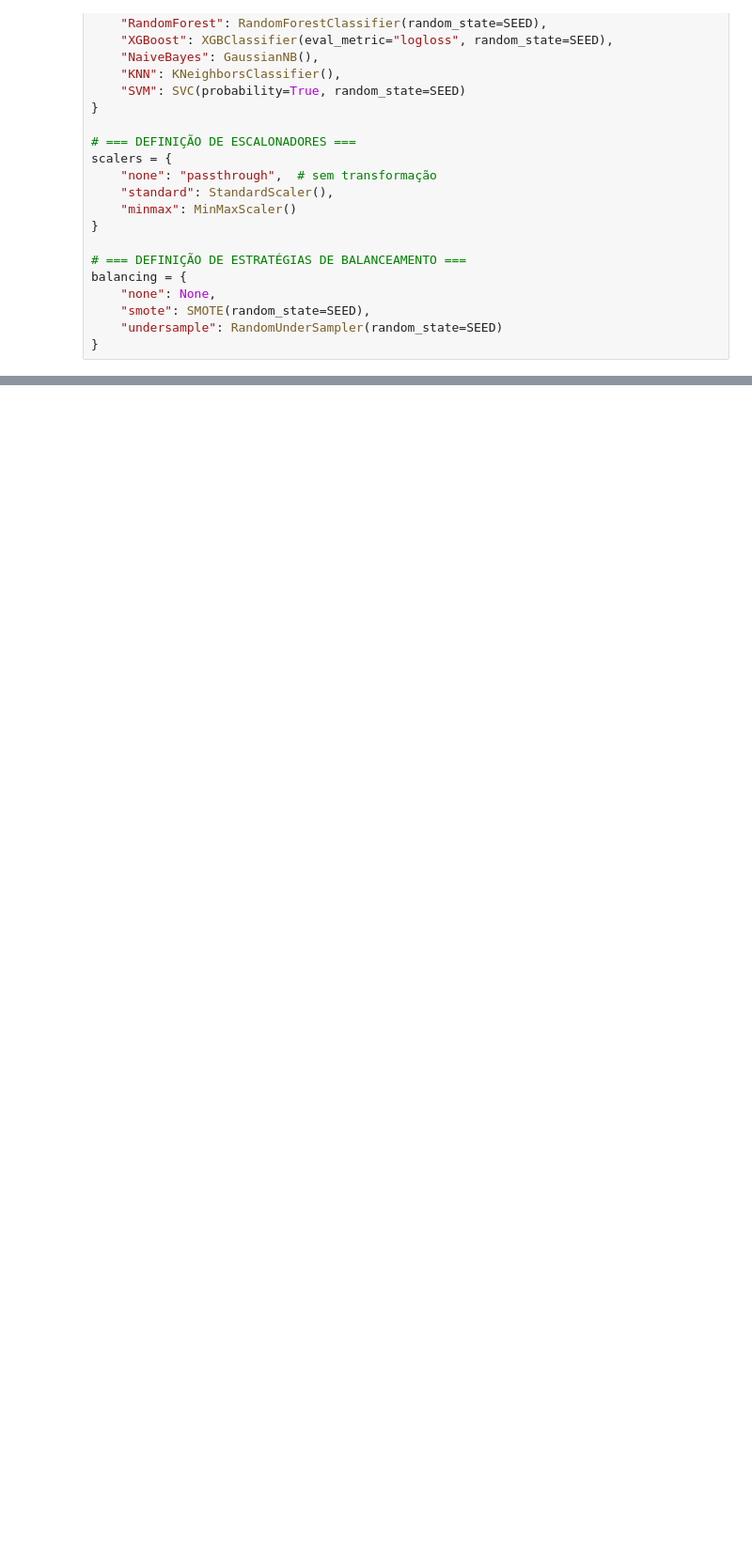
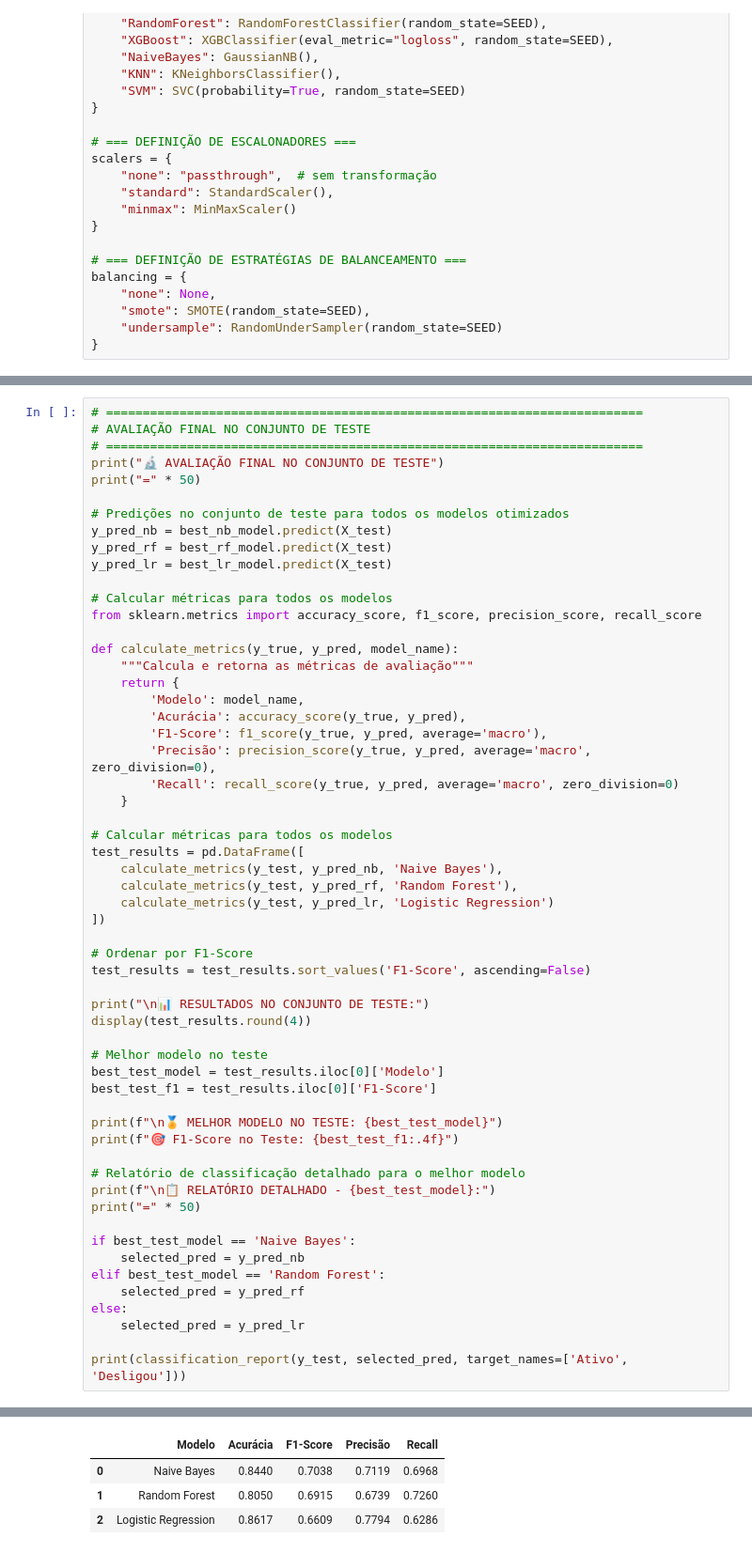
Before and after one commit to VitorMirandaAquino/pucrio-mvp-machine-learning, a Jupyter notebook: MVP_MACHINE_LEARNING.ipynb, the cells around one changed output, grey strips where cells are left out. Shown at 94% size. Saved outputs shown, nothing was run; the diff lists cells and outputs as text; blank space fills up the shorter version.

```diff
--- a/MVP_MACHINE_LEARNING.ipynb
+++ b/MVP_MACHINE_LEARNING.ipynb
@@ -528,0 +786,58 @@ display(df_results_1.sort_values(by='acc_mean', ascending=False).head(3))
+# %%
+# =========================================================================
+# AVALIAÇÃO FINAL NO CONJUNTO DE TESTE
+# =========================================================================
+print("🔬 AVALIAÇÃO FINAL NO CONJUNTO DE TESTE")
+print("=" * 50)
+
+# Predições no conjunto de teste para todos os modelos otimizados
+y_pred_nb = best_nb_model.predict(X_test)
+y_pred_rf = best_rf_model.predict(X_test)
+y_pred_lr = best_lr_model.predict(X_test)
+
+# Calcular métricas para todos os modelos
+from sklearn.metrics import accuracy_score, f1_score, precision_score, recall_score
+
+def calculate_metrics(y_true, y_pred, model_name):
+    """Calcula e retorna as métricas de avaliação"""
+    return {
+        'Modelo': model_name,
+        'Acurácia': accuracy_score(y_true, y_pred),
+        'F1-Score': f1_score(y_true, y_pred, average='macro'),
+        'Precisão': precision_score(y_true, y_pred, average='macro', zero_division=0),
+        'Recall': recall_score(y_true, y_pred, average='macro', zero_division=0)
+    }
+
+# Calcular métricas para todos os modelos
+test_results = pd.DataFrame([
+    calculate_metrics(y_test, y_pred_nb, 'Naive Bayes'),
+    calculate_metrics(y_test, y_pred_rf, 'Random Forest'),
+    calculate_metrics(y_test, y_pred_lr, 'Logistic Regression')
+])
+
+# Ordenar por F1-Score
+test_results = test_results.sort_values('F1-Score', ascending=False)
+
+print("\n📊 RESULTADOS NO CONJUNTO DE TESTE:")
+display(test_results.round(4))
+
+# Melhor modelo no teste
+best_test_model = test_results.iloc[0]['Modelo']
+best_test_f1 = test_results.iloc[0]['F1-Score']
+
+print(f"\n🏅 MELHOR MODELO NO TESTE: {best_test_model}")
+print(f"🎯 F1-Score no Teste: {best_test_f1:.4f}")
+
+# Relatório de classificação detalhado para o melhor modelo
+print(f"\n📋 RELATÓRIO DETALHADO - {best_test_model}:")
+print("=" * 50)
+
+if best_test_model == 'Naive Bayes':
+    selected_pred = y_pred_nb
+elif best_test_model == 'Random Forest':
+    selected_pred = y_pred_rf
+else:
+    selected_pred = y_pred_lr
+
+print(classification_report(y_test, selected_pred, target_names=['Ativo', 'Desligou']))
+# %% [output]
@@ -528,0 +848,4 @@ display(df_results_1.sort_values(by='acc_mean', ascending=False).head(3))
+|  | Modelo | Acurácia | F1-Score | Precisão | Recall |
+| 0 | Naive Bayes | 0.8440 | 0.7038 | 0.7119 | 0.6968 |
+| 1 | Random Forest | 0.8050 | 0.6915 | 0.6739 | 0.7260 |
+| 2 | Logistic Regression | 0.8617 | 0.6609 | 0.7794 | 0.6286 |
```
Also changed, not shown: parts of 26 cells of this notebook.
